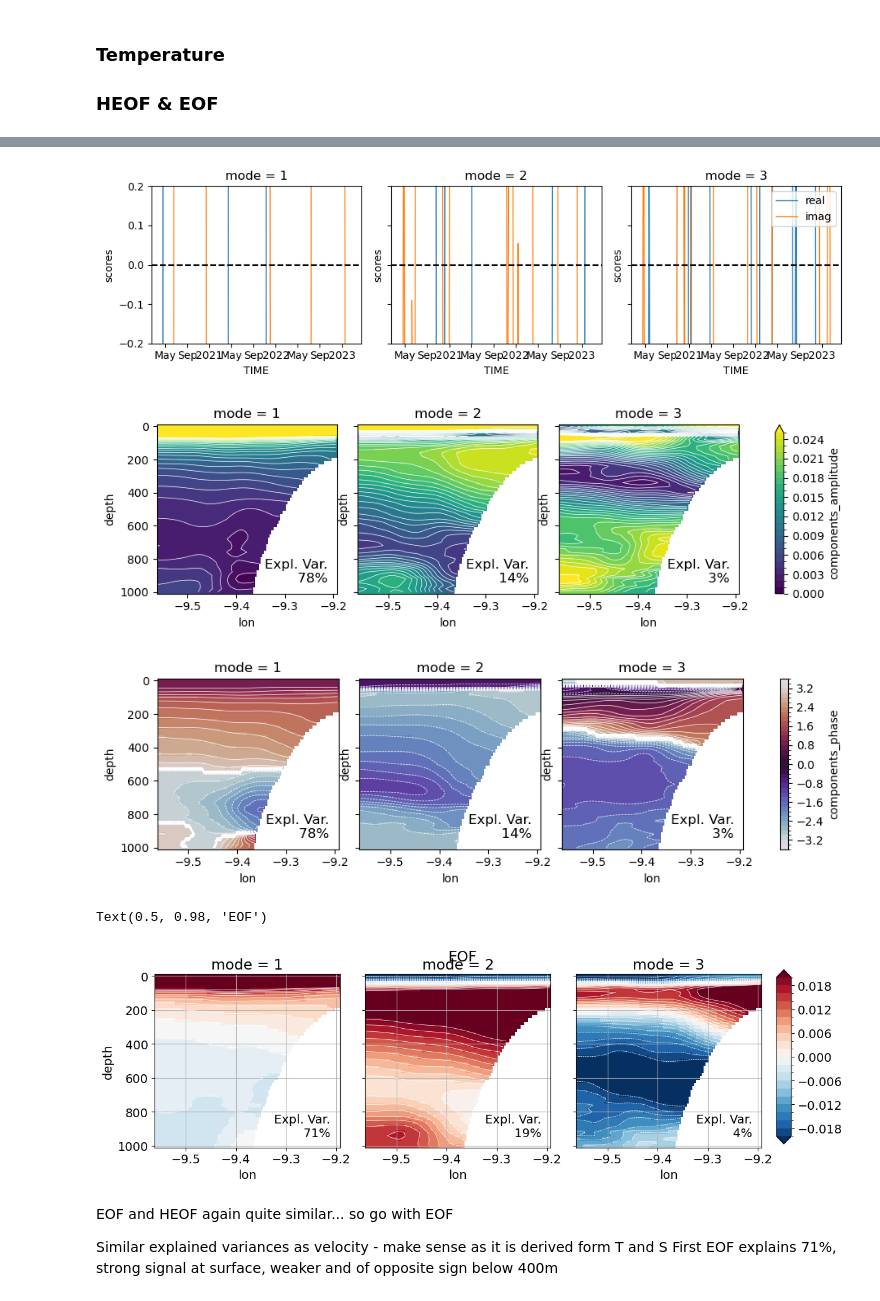
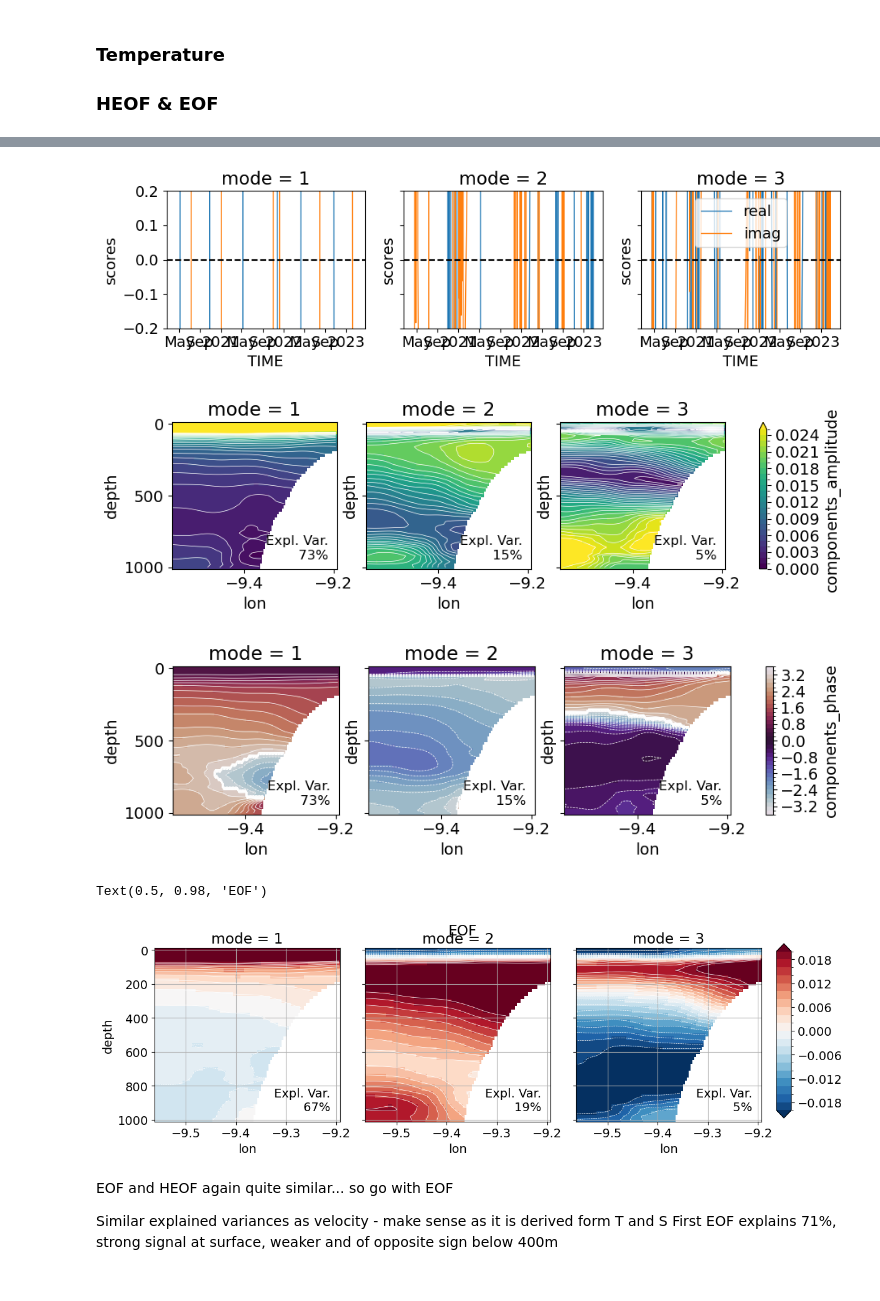
Before and after one commit to ScotMarPhys/Rockall_Trough_Transports, a Jupyter notebook: notebooks/2.2_Rockall_Trough_glider_EW_EOF_HYDRO_2020_2025.ipynb, the cells around one changed output, grey strips where cells are left out. Cells and saved outputs as stored; diff of their text form; code cells hidden in the pictures.

```diff
--- a/notebooks/2.2_Rockall_Trough_glider_EW_EOF_HYDRO_2020_2025.ipynb
+++ b/notebooks/2.2_Rockall_Trough_glider_EW_EOF_HYDRO_2020_2025.ipynb
@@ -224,7 +224,15 @@ ds_glider_Q,ds_glider_q = rt_eof.calc_transport_VHF(ds_glider,dims,'glider')
 ds_glider_Q = rt_eof.add_nan_glider_sections(ds_glider_Q,dim='TIME')
 
 # Calc tracer fluxes using RT mooring data
-ds_glider_moor = ds_q_RT[['CT','SA']].interp_like(ds_glider)
+ds_glider_moor = ds_q_RT[['CT','SA']]
+ds_glider_moor = ds_glider_moor.interp_like(ds_glider)
 ds_glider_moor ['vcur'] = ds_glider.vcur
 ds_gl_moor_Q,ds_gl_moor_q = rt_eof.calc_transport_VHF(ds_glider_moor,dims,'glider')
 ds_gl_moor_Q = rt_eof.add_nan_glider_sections(ds_gl_moor_Q,dim='TIME')
+
+
+## Using only glider data at EB1 for CT and SA
+ds_glider_EB1 = ds_glider.isel(lon=1)
+ds_glider_EB1['vcur']=ds_glider.vcur
+ds_gl_EB1_Q,ds_gl_EB1_q = rt_eof.calc_transport_VHF(ds_glider_moor,dims,'glider')
+ds_gl_EB1_Q = rt_eof.add_nan_glider_sections(ds_gl_moor_Q,dim='TIME')
@@ -350,18 +411,18 @@ fig.suptitle('EOF')
 # %%
 # temperature
-da_anomaly = ds_glider.CT.resample(TIME="15D").mean()
+da_anomaly = ds_glider.CT
 da_anomaly = da_anomaly - da_anomaly.mean('TIME',keep_attrs=True)
 
 glider_HEOF = rt_eof.HEOF_func(da_anomaly,n_modes=3,dim='lon')
 glider_EOF = rt_eof.EOF_func(da_anomaly,n_modes=3,dim='lon',plot_out=False)
 fig = rt_eof.plot_EOF(glider_EOF,dim='lon',EOF=True)
 fig.suptitle('EOF')
 # %% [output]
-[figure, old version]
+[figure, new version]
-[figure, old version]
+[figure, new version]
-[figure, old version]
+[figure, new version]
 Text(0.5, 0.98, 'EOF')
-[figure, old version]
+[figure, new version]
 # %% [markdown]
 EOF and HEOF again quite similar... so go with EOF
 
```
Also changed, not shown: parts of 11 cells of this notebook, 3 other files.
